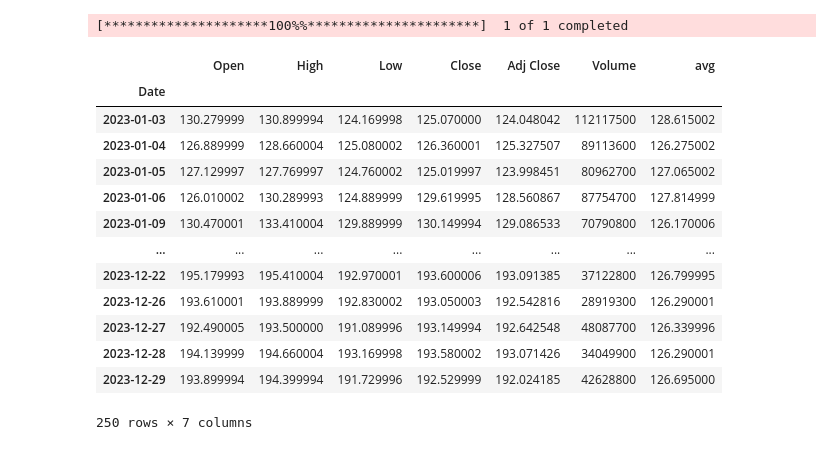
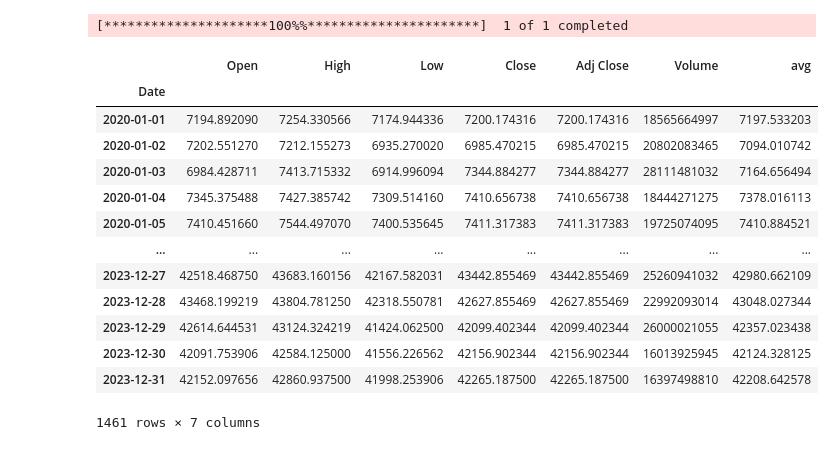
Before and after one commit to RicardoRamautar/AI-Trading-Bot, a Jupyter notebook: trading_data.ipynb, the cells around one changed output. Saved outputs shown, nothing was run; the diff lists cells and outputs as text; code cells hidden in the pictures.

```diff
--- a/trading_data.ipynb
+++ b/trading_data.ipynb
@@ -5,27 +5,32 @@ import numpy as np
 # %%
 # Get data stock data
-aapl = yf.download("AAPL", start="2023-1-1", end="2024-1-1", interval="1d")
+btc = yf.download("BTC-USD", start="2020-1-1", end="2024-1-1", interval="1d")
 
 # Add average candle price
-aapl['avg'] = np.min(aapl['Open']) + np.abs(aapl['Open'] - aapl['Close'])/2
+btc['avg'] = np.minimum(btc['Open'], btc['Close']) + np.abs(btc['Open'] - btc['Close'])/2
 
 # Store average candle prices
-avg_prices = np.round(list(aapl['avg']), 2)
+avg_prices = np.round(list(btc['avg']), 2)
 
-aapl
+
+# Store dates
+dates = list(btc.index)
+dates = [time.date() for time in dates]
+
+btc
 # %% [output]
 [*********************100%%**********************]  1 of 1 completed
 |  | Open | High | Low | Close | Adj Close | Volume | avg |
 | Date |  |  |  |  |  |  |  |
-| 2023-01-03 | 130.279999 | 130.899994 | 124.169998 | 125.070000 | 124.048042 | 112117500 | 128.615002 |
-| 2023-01-04 | 126.889999 | 128.660004 | 125.080002 | 126.360001 | 125.327507 | 89113600 | 126.275002 |
-| 2023-01-05 | 127.129997 | 127.769997 | 124.760002 | 125.019997 | 123.998451 | 80962700 | 127.065002 |
-| 2023-01-06 | 126.010002 | 130.289993 | 124.889999 | 129.619995 | 128.560867 | 87754700 | 127.814999 |
-| 2023-01-09 | 130.470001 | 133.410004 | 129.889999 | 130.149994 | 129.086533 | 70790800 | 126.170006 |
+| 2020-01-01 | 7194.892090 | 7254.330566 | 7174.944336 | 7200.174316 | 7200.174316 | 18565664997 | 7197.533203 |
+| 2020-01-02 | 7202.551270 | 7212.155273 | 6935.270020 | 6985.470215 | 6985.470215 | 20802083465 | 7094.010742 |
+| 2020-01-03 | 6984.428711 | 7413.715332 | 6914.996094 | 7344.884277 | 7344.884277 | 28111481032 | 7164.656494 |
+| 2020-01-04 | 7345.375488 | 7427.385742 | 7309.514160 | 7410.656738 | 7410.656738 | 18444271275 | 7378.016113 |
+| 2020-01-05 | 7410.451660 | 7544.497070 | 7400.535645 | 7411.317383 | 7411.317383 | 19725074095 | 7410.884521 |
 | ... | ... | ... | ... | ... | ... | ... | ... |
-| 2023-12-22 | 195.179993 | 195.410004 | 192.970001 | 193.600006 | 193.091385 | 37122800 | 126.799995 |
-| 2023-12-26 | 193.610001 | 193.889999 | 192.830002 | 193.050003 | 192.542816 | 28919300 | 126.290001 |
-| 2023-12-27 | 192.490005 | 193.500000 | 191.089996 | 193.149994 | 192.642548 | 48087700 | 126.339996 |
-| 2023-12-28 | 194.139999 | 194.660004 | 193.169998 | 193.580002 | 193.071426 | 34049900 | 126.290001 |
-| 2023-12-29 | 193.899994 | 194.399994 | 191.729996 | 192.529999 | 192.024185 | 42628800 | 126.695000 |
+| 2023-12-27 | 42518.468750 | 43683.160156 | 42167.582031 | 43442.855469 | 43442.855469 | 25260941032 | 42980.662109 |
+| 2023-12-28 | 43468.199219 | 43804.781250 | 42318.550781 | 42627.855469 | 42627.855469 | 22992093014 | 43048.027344 |
+| 2023-12-29 | 42614.644531 | 43124.324219 | 41424.062500 | 42099.402344 | 42099.402344 | 26000021055 | 42357.023438 |
+| 2023-12-30 | 42091.753906 | 42584.125000 | 41556.226562 | 42156.902344 | 42156.902344 | 16013925945 | 42124.328125 |
+| 2023-12-31 | 42152.097656 | 42860.937500 | 41998.253906 | 42265.187500 | 42265.187500 | 16397498810 | 42208.642578 |
-250 rows × 7 columns
+1461 rows × 7 columns
```
Also changed, not shown: parts of 3 cells of this notebook.
